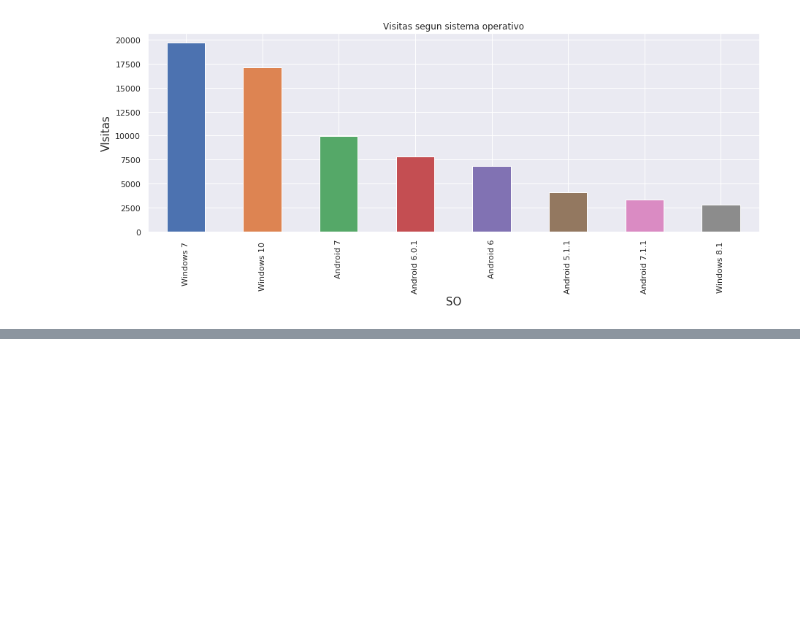
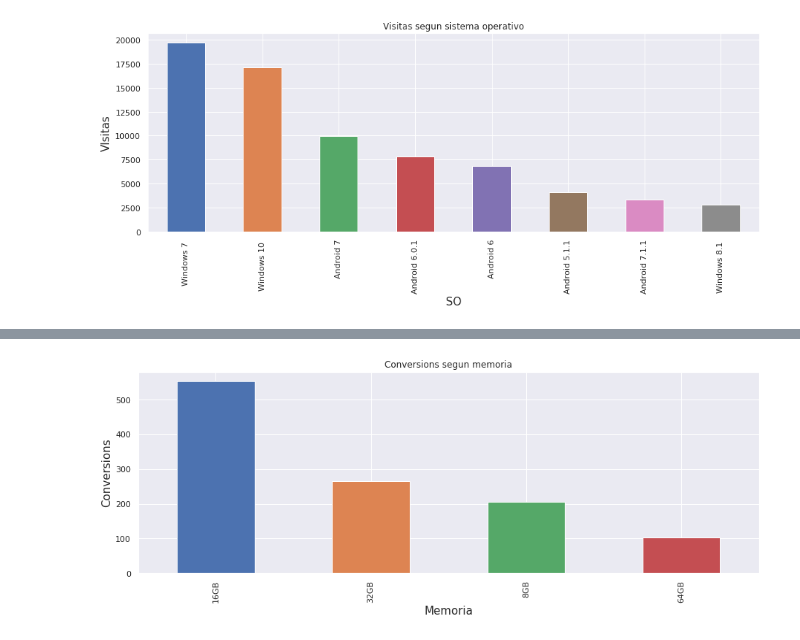
Before and after one commit to btusca/7506, a Jupyter notebook: TP2018/TP1.ipynb, the cells around one changed output, grey strips where cells are left out. Drawn from its saved outputs; the diff is of its cells as text; code cells hidden in the pictures; blank space fills up the shorter version.

```diff
--- a/TP2018/TP1.ipynb
+++ b/TP2018/TP1.ipynb
@@ -211,0 +215,10 @@ plt.show()
+# %%
+#GRAFICO MEMORIA SEGUN CONVERSION
+
+events.loc[events['event']=='conversion']['storage'].value_counts().head(4).plot(kind='bar',figsize=(15,5))
+plt.title('Conversions segun memoria')
+plt.ylabel("Conversions", size=15)
+plt.xlabel("Memoria", size=15)
+plt.show()
+# %% [output]
+[figure, added]
```
Also changed, not shown: parts of 31 cells of this notebook.
